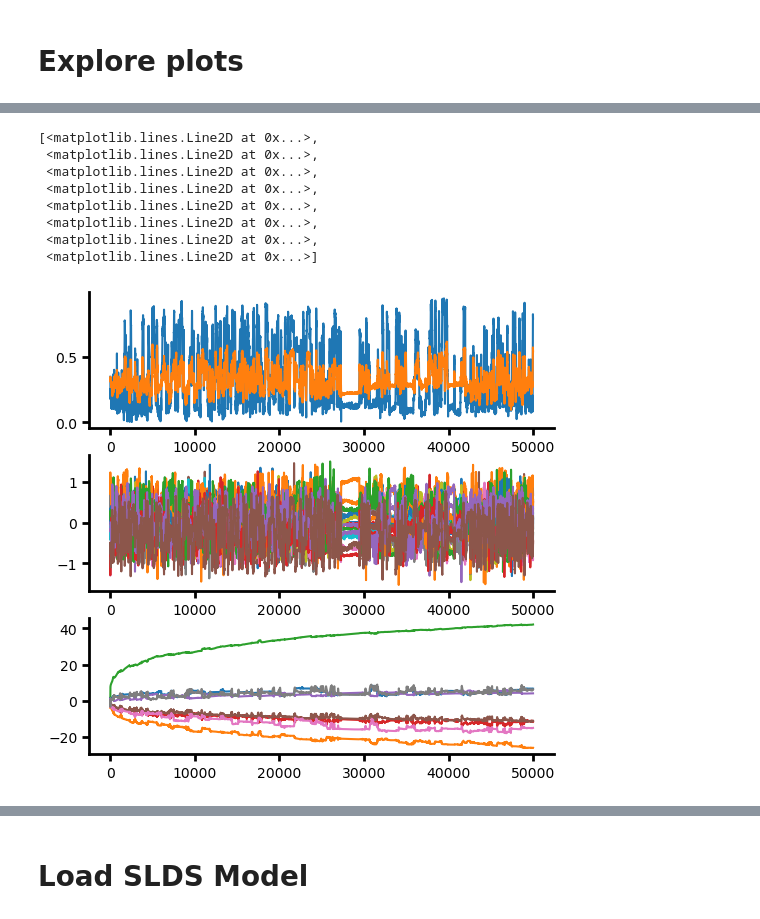
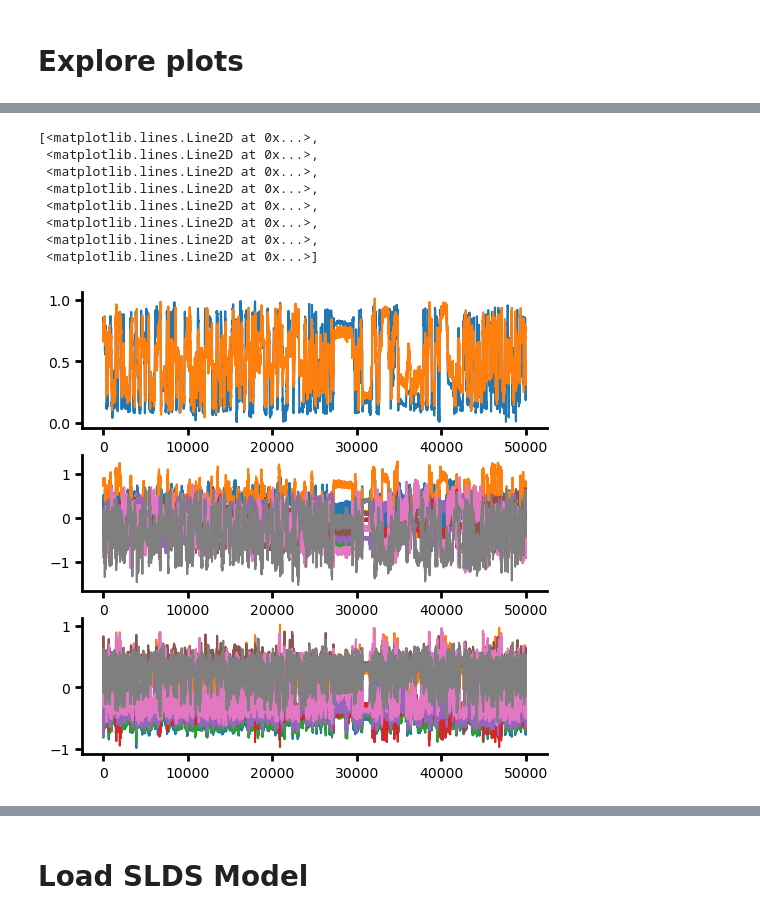
Before and after one commit to elliottabe/TiDHy, a Jupyter notebook: TiDHy_Figures_revision02.ipynb, the cells around one changed output, grey strips where cells are left out. Saved outputs shown, nothing was run; the diff lists cells and outputs as text; code cells hidden in the pictures.

```diff
--- a/TiDHy_Figures_revision02.ipynb
+++ b/TiDHy_Figures_revision02.ipynb
@@ -114,7 +118,7 @@ for n, run_cfg in enumerate(run_cfg_list):
     print(n, temp.dataset.name, temp.version, run_cfg)
 
 # ###### Load and update config with specified paths template ######
-cfg_num = 0
+cfg_num = -1
 
 # NEW APPROACH: Load config and replace paths using workstation.yaml template
 cfg = load_config_and_override_paths(
@@ -523,26 +531,26 @@ plt.plot(W[0,:,:])
 # %%
 t = 0
 dt = 50000
-feature = -9
+feature = 0
 fig, axs = plt.subplots(3,1,figsize=(6,6))
 ax = axs[0]
 ax.plot(I[ts,t:t+dt,feature],label='I1')
 ax.plot(Ihat[ts,t:t+dt,feature],label='Ihat1')
 ax = axs[1]
 ax.plot(R_hat[ts,t:t+dt,:],label='R_hat')
 ax = axs[2]
 ax.plot(R2_hat[ts,t:t+dt,:],label='R_2hat')
 # ax.plot(Ihat[ts,:10000,2],label='Ihat3')
 # %% [output]
 [<matplotlib.lines.Line2D at 0x...>,
  <matplotlib.lines.Line2D at 0x...>,
  <matplotlib.lines.Line2D at 0x...>,
  <matplotlib.lines.Line2D at 0x...>,
  <matplotlib.lines.Line2D at 0x...>,
  <matplotlib.lines.Line2D at 0x...>,
  <matplotlib.lines.Line2D at 0x...>,
  <matplotlib.lines.Line2D at 0x...>]
-[figure, old version]
+[figure, new version]
 # %%
 fig = plt.figure(figsize=(6,4))
 ax = fig.add_subplot(111, projection='3d')
```
Also changed, not shown: parts of 15 cells of this notebook, 20 other files.
